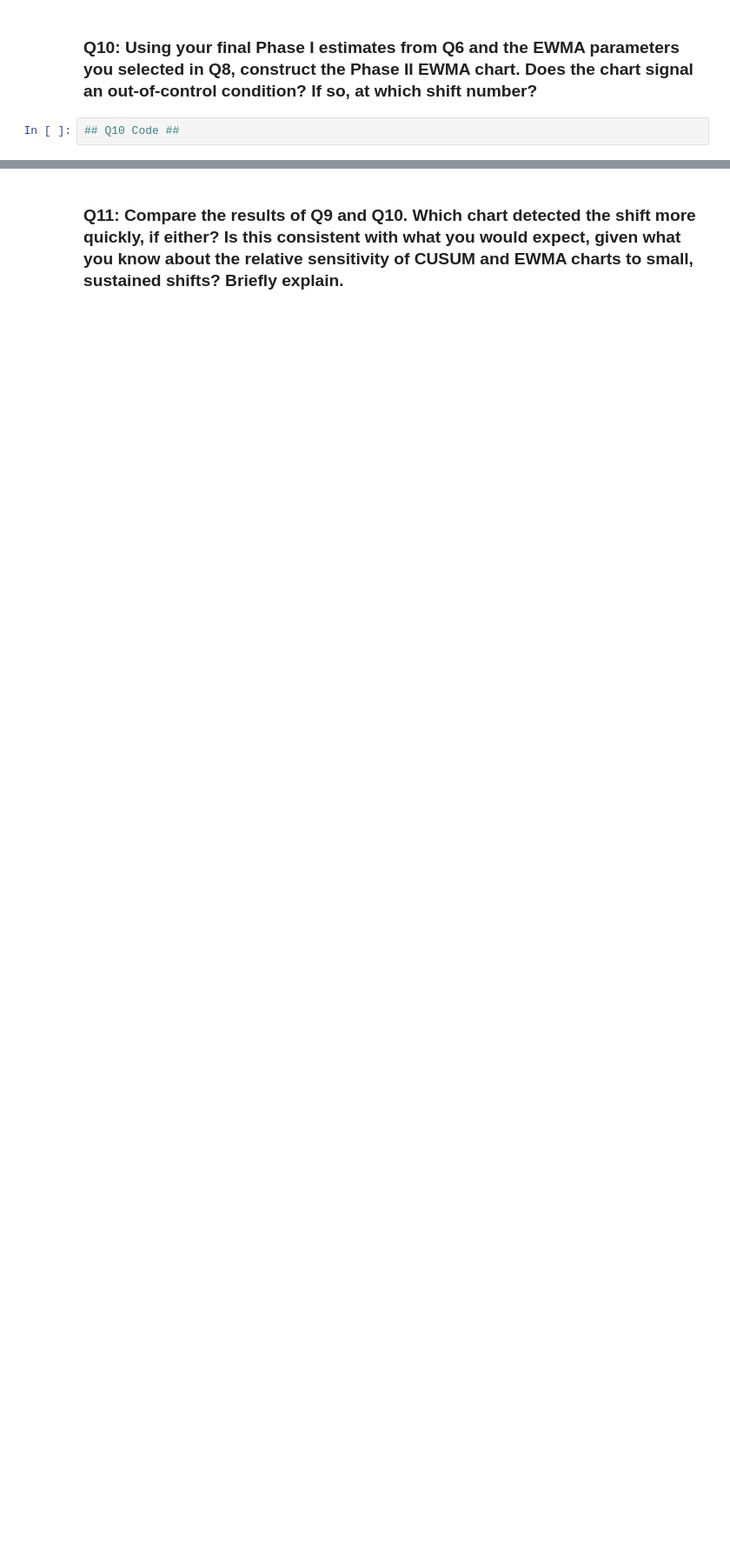
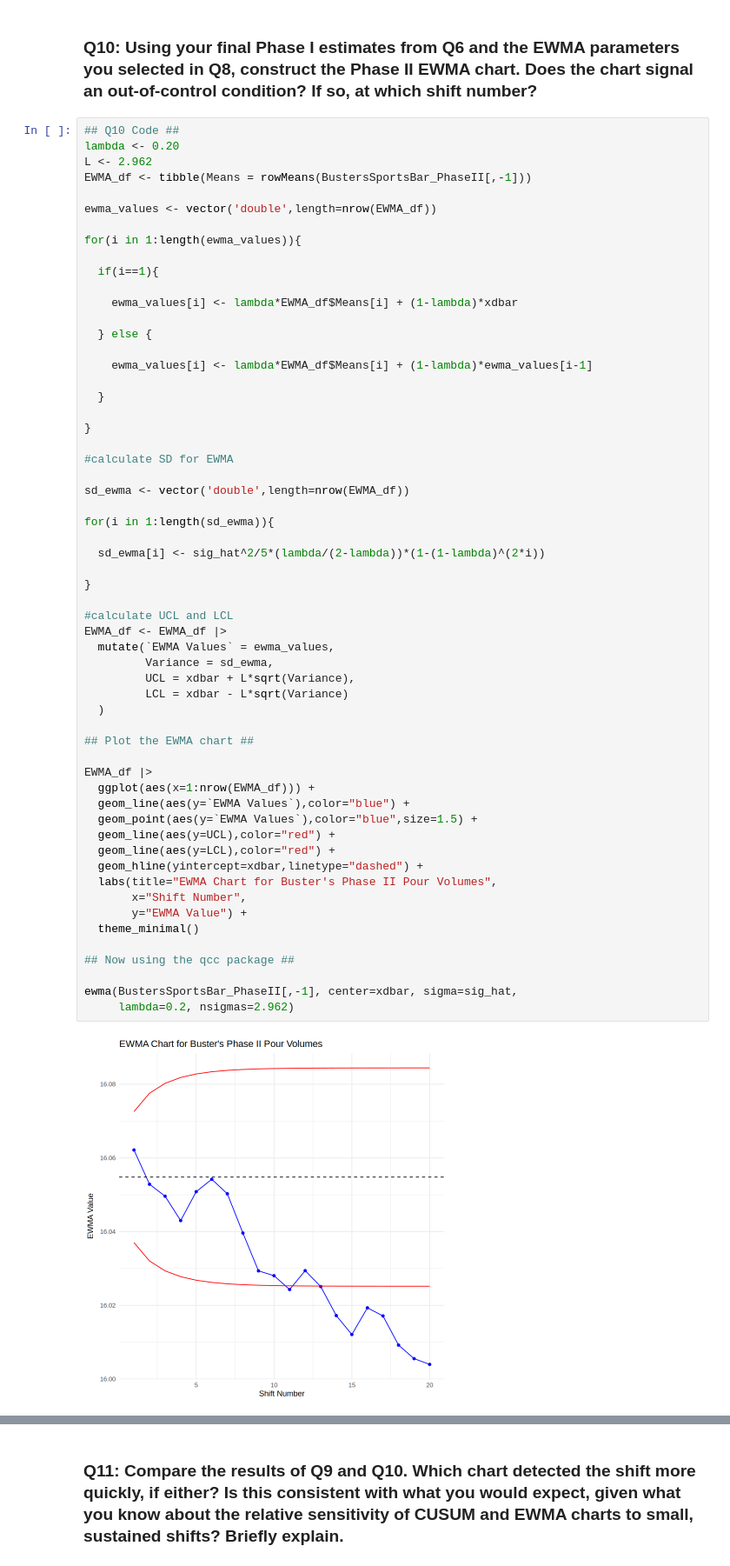
Before and after one commit to wasifmostofa36/STAT-7110-Quality-Control, a Jupyter notebook: Assignments/HW2/STAT-7110-HW2.ipynb, the cells around one changed output, grey strips where cells are left out. Shown at 87% size. Cells and saved outputs as stored; diff of their text form; blank space fills up the shorter version.

```diff
--- a/Assignments/HW2/STAT-7110-HW2.ipynb
+++ b/Assignments/HW2/STAT-7110-HW2.ipynb
@@ -351,3 +464,61 @@ Based on the chart, it is not capable (Cpk = 0.72 < 1), and not well-centered (r
 ### Q10: Using your final Phase I estimates from Q6 and the EWMA parameters you selected in Q8, construct the Phase II EWMA chart. Does the chart signal an out-of-control condition? If so, at which shift number?
 # %%
 ## Q10 Code ##
+lambda <- 0.20
+L <- 2.962
+EWMA_df <- tibble(Means = rowMeans(BustersSportsBar_PhaseII[,-1]))
+
+ewma_values <- vector('double',length=nrow(EWMA_df))
+
+for(i in 1:length(ewma_values)){
+
+  if(i==1){
+
+    ewma_values[i] <- lambda*EWMA_df$Means[i] + (1-lambda)*xdbar
+
+  } else {
+
+    ewma_values[i] <- lambda*EWMA_df$Means[i] + (1-lambda)*ewma_values[i-1]
+
+  }
+
+}
+
+#calculate SD for EWMA
+
+sd_ewma <- vector('double',length=nrow(EWMA_df))
+
+for(i in 1:length(sd_ewma)){
+
+  sd_ewma[i] <- sig_hat^2/5*(lambda/(2-lambda))*(1-(1-lambda)^(2*i))
+
+}
+
+#calculate UCL and LCL
+EWMA_df <- EWMA_df |>
+  mutate(`EWMA Values` = ewma_values,
+         Variance = sd_ewma,
+         UCL = xdbar + L*sqrt(Variance),
+         LCL = xdbar - L*sqrt(Variance)
+  )
+
+## Plot the EWMA chart ##
+
+EWMA_df |>
+  ggplot(aes(x=1:nrow(EWMA_df))) +
+  geom_line(aes(y=`EWMA Values`),color="blue") +
+  geom_point(aes(y=`EWMA Values`),color="blue",size=1.5) +
+  geom_line(aes(y=UCL),color="red") +
+  geom_line(aes(y=LCL),color="red") +
+  geom_hline(yintercept=xdbar,linetype="dashed") +
+  labs(title="EWMA Chart for Buster's Phase II Pour Volumes",
+       x="Shift Number",
+       y="EWMA Value") +
+  theme_minimal()
+
+## Now using the qcc package ##
+
+ewma(BustersSportsBar_PhaseII[,-1], center=xdbar, sigma=sig_hat,
+     lambda=0.2, nsigmas=2.962)
+# %% [output]
+[figure, added]
```
Also changed, not shown: parts of 9 cells of this notebook.
